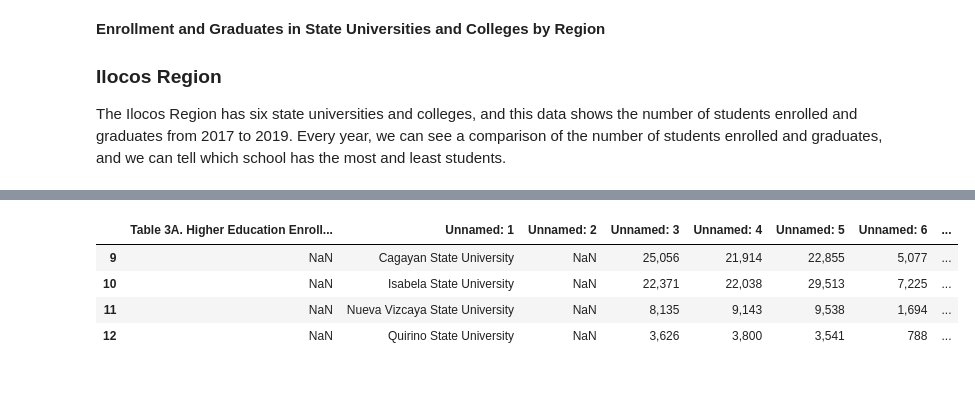
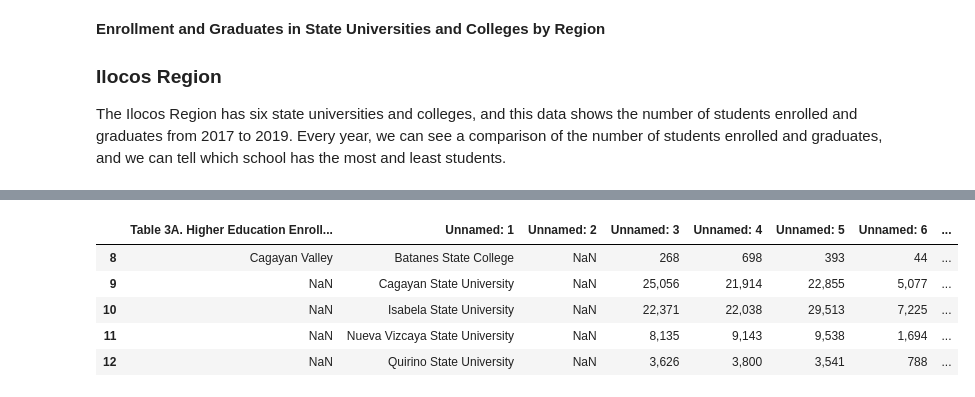
Before and after one commit to GlennBSIT3205/IT-BA-3205_Coalesce, a Jupyter notebook: Education in the Philippines Visualization.ipynb, the cells around one changed output, grey strips where cells are left out. Cells and saved outputs as stored; diff of their text form; code cells hidden in the pictures.

```diff
--- a/Education in the Philippines Visualization.ipynb
+++ b/Education in the Philippines Visualization.ipynb
@@ -52,9 +52,10 @@ display(df.iloc[0:8])
 # %%
 url = 'https://raw.githubusercontent.com/GlennBSIT3205/IT-BA-3205_Coalesce/main/Data%20Sets/Higher-Education-Enrollment-and-Graduates-in-State-Universities-and-Colleges-1-converted.csv'
 df = pd.read_csv(url)
-display(df.iloc[9:13])
+display(df.iloc[8:13])
 # %% [output]
 |  | Table 3A. Higher Education Enroll... | Unnamed: 1 | Unnamed: 2 | Unnamed: 3 | Unnamed: 4 | Unnamed: 5 | Unnamed: 6 | ... |
+| 8 | Cagayan Valley | Batanes State College | NaN | 268 | 698 | 393 | 44 | ... |
 | 9 | NaN | Cagayan State University | NaN | 25,056 | 21,914 | 22,855 | 5,077 | ... |
 | 10 | NaN | Isabela State University | NaN | 22,371 | 22,038 | 29,513 | 7,225 | ... |
 | 11 | NaN | Nueva Vizcaya State University | NaN | 8,135 | 9,143 | 9,538 | 1,694 | ... |
```
